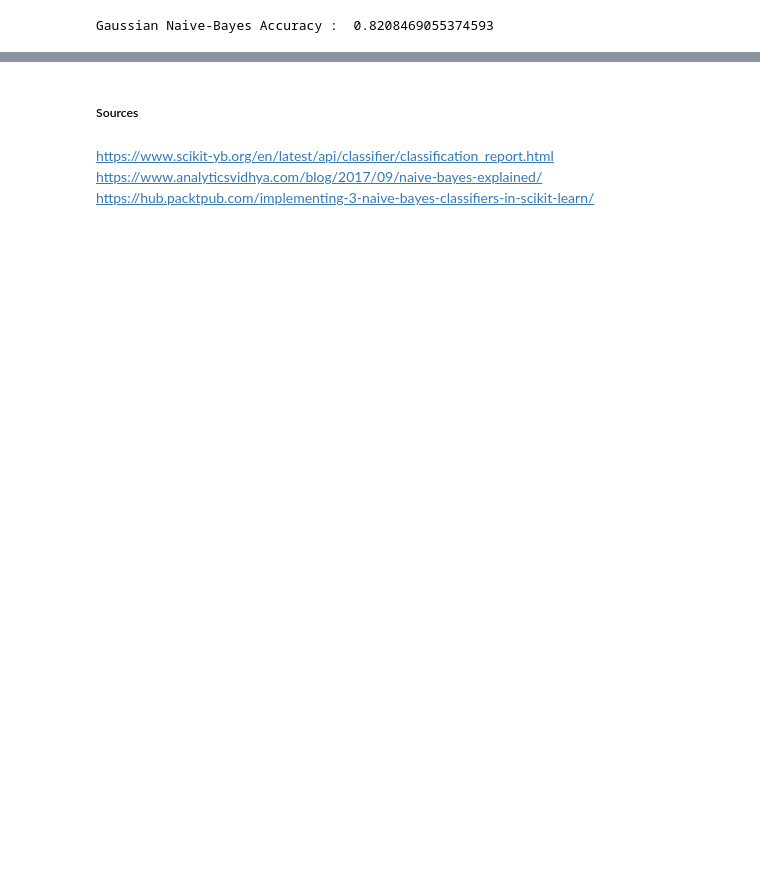
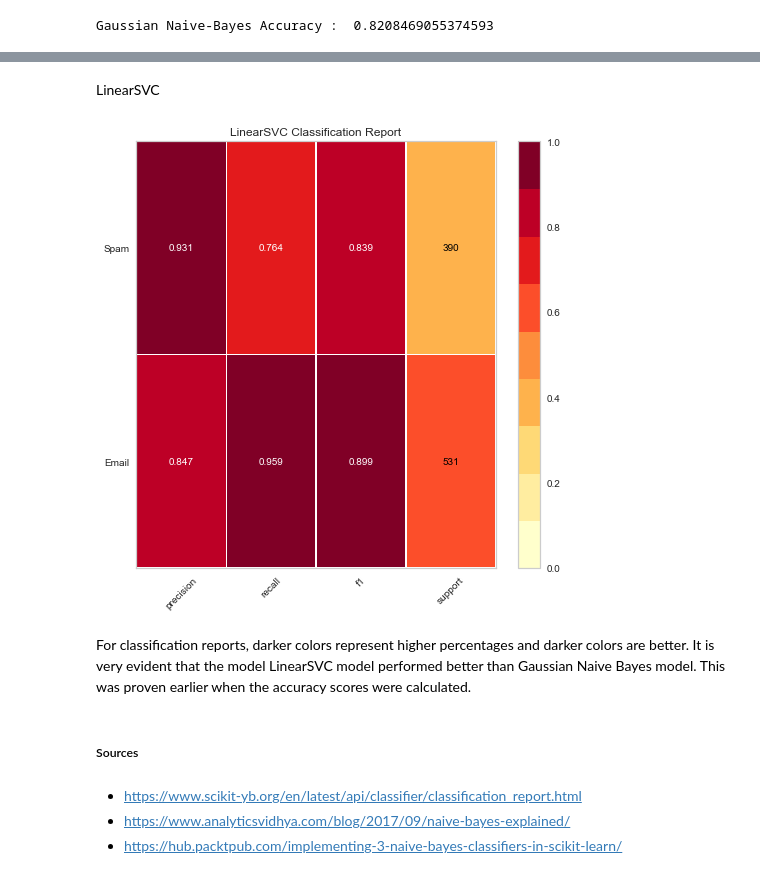
Before and after one commit to javernw/DATA620-Web-Analytics, a Jupyter notebook: DATA620 HW5.ipynb, the cells around one changed output, grey strips where cells are left out. Drawn from its saved outputs; the diff is of its cells as text; code cells hidden in the pictures; blank space fills up the shorter version.

```diff
--- a/DATA620 HW5.ipynb
+++ b/DATA620 HW5.ipynb
@@ -175,6 +230,19 @@ visualizer.poof() # Draw results
+# %% [markdown]
+LinearSVC
+# %%
+plt.figure(figsize=(7, 7))
+# Instantiate the classification model and visualizer
+visualizer = ClassificationReport(svc_spam_model, classes=['Email','Spam'], support = True)
+visualizer.fit(feat_train, targ_train) # Fit the training data to the visualizer
+visualizer.score(feat_test, targ_test) # Evaluate the model on the test data
+visualizer.poof() # Draw results
+# %% [output]
+[figure, added]
+# %% [markdown]
+For classification reports, darker colors represent higher percentages and darker colors are better.  It is very evident that the model LinearSVC model performed better than Gaussian Naive Bayes model. This was proven earlier when the accuracy scores were calculated.
 # %% [markdown]
 ##### Sources
 # %% [markdown]
-https://www.scikit-yb.org/en/latest/api/classifier/classification_report.html
-https://www.analyticsvidhya.com/blog/2017/09/naive-bayes-explained/
-https://hub.packtpub.com/implementing-3-naive-bayes-classifiers-in-scikit-learn/
+- https://www.scikit-yb.org/en/latest/api/classifier/classification_report.html
+- https://www.analyticsvidhya.com/blog/2017/09/naive-bayes-explained/
+- https://hub.packtpub.com/implementing-3-naive-bayes-classifiers-in-scikit-learn/
```
Also changed, not shown: parts of 14 cells of this notebook.
